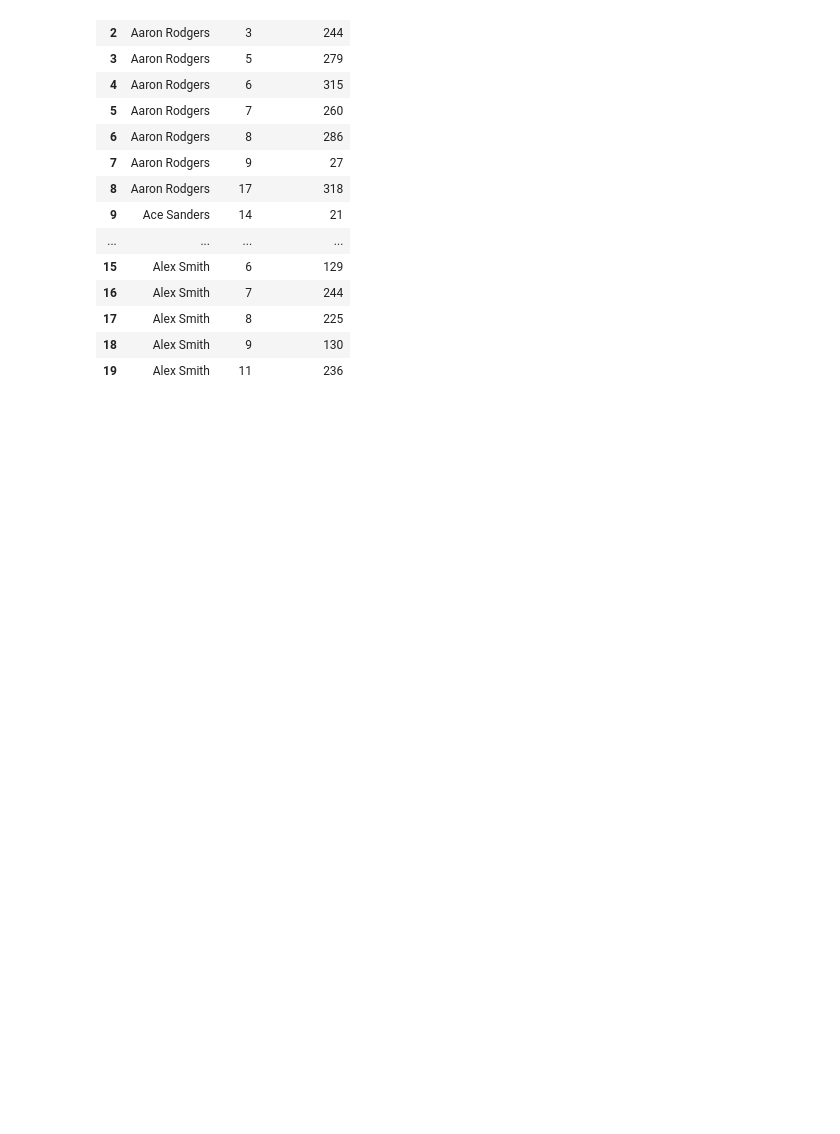
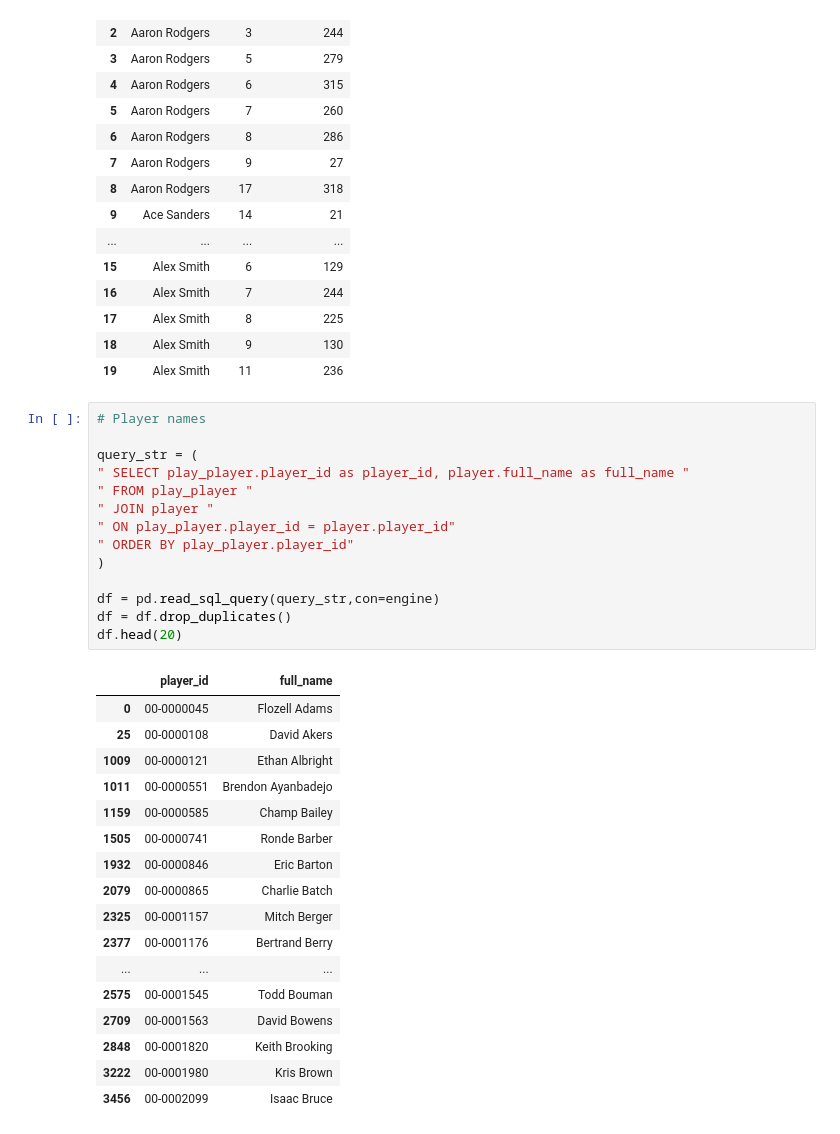
Before and after one commit to markertsean/Fantasy_Football, a Jupyter notebook: stats_generation/generate_sql.ipynb, the cells around one changed output. Drawn from its saved outputs; the diff is of its cells as text; blank space fills up the shorter version.

```diff
--- a/stats_generation/generate_sql.ipynb
+++ b/stats_generation/generate_sql.ipynb
@@ -53,6 +53,38 @@ df.head(20)
 | 17 | Alex Smith | 8 | 225 |
 | 18 | Alex Smith | 9 | 130 |
 | 19 | Alex Smith | 11 | 236 |
+# %%
+# Player names
+
+query_str = (
+" SELECT play_player.player_id as player_id, player.full_name as full_name "
+" FROM play_player "
+" JOIN player "
+" ON play_player.player_id = player.player_id"
+" ORDER BY play_player.player_id"
+)
+
+df = pd.read_sql_query(query_str,con=engine)
+df = df.drop_duplicates()
+df.head(20)
+# %% [output]
+|  | player_id | full_name |
+| 0 | 00-0000045 | Flozell Adams |
+| 25 | 00-0000108 | David Akers |
+| 1009 | 00-0000121 | Ethan Albright |
+| 1011 | 00-0000551 | Brendon Ayanbadejo |
+| 1159 | 00-0000585 | Champ Bailey |
+| 1505 | 00-0000741 | Ronde Barber |
+| 1932 | 00-0000846 | Eric Barton |
+| 2079 | 00-0000865 | Charlie Batch |
+| 2325 | 00-0001157 | Mitch Berger |
+| 2377 | 00-0001176 | Bertrand Berry |
+| ... | ... | ... |
+| 2575 | 00-0001545 | Todd Bouman |
+| 2709 | 00-0001563 | David Bowens |
+| 2848 | 00-0001820 | Keith Brooking |
+| 3222 | 00-0001980 | Kris Brown |
+| 3456 | 00-0002099 | Isaac Bruce |
 # %%
 # Kickers
 
```
Also changed, not shown: parts of 5 cells of this notebook, 1 other file.
